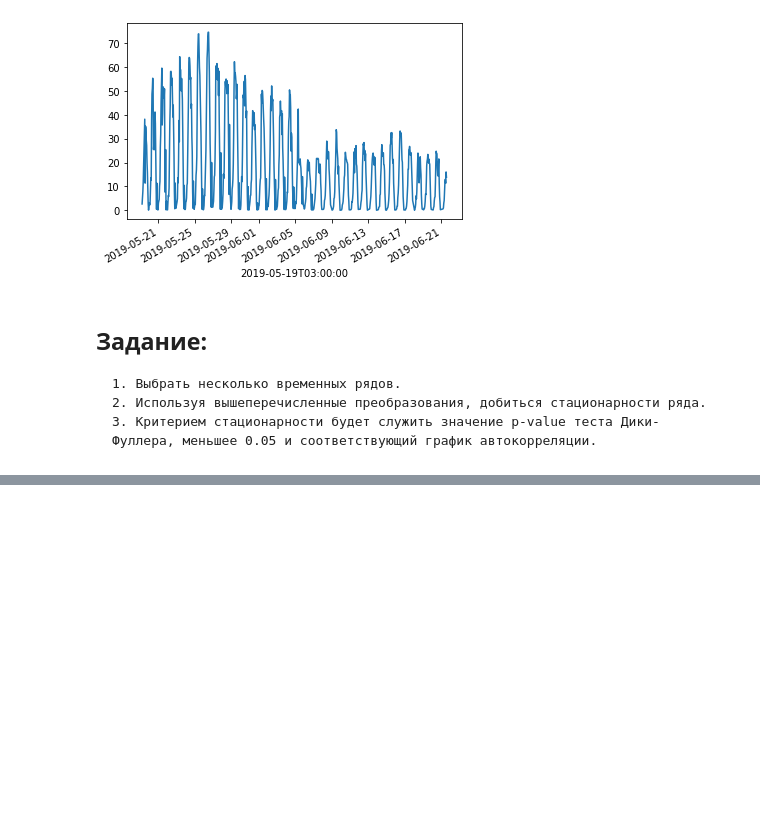
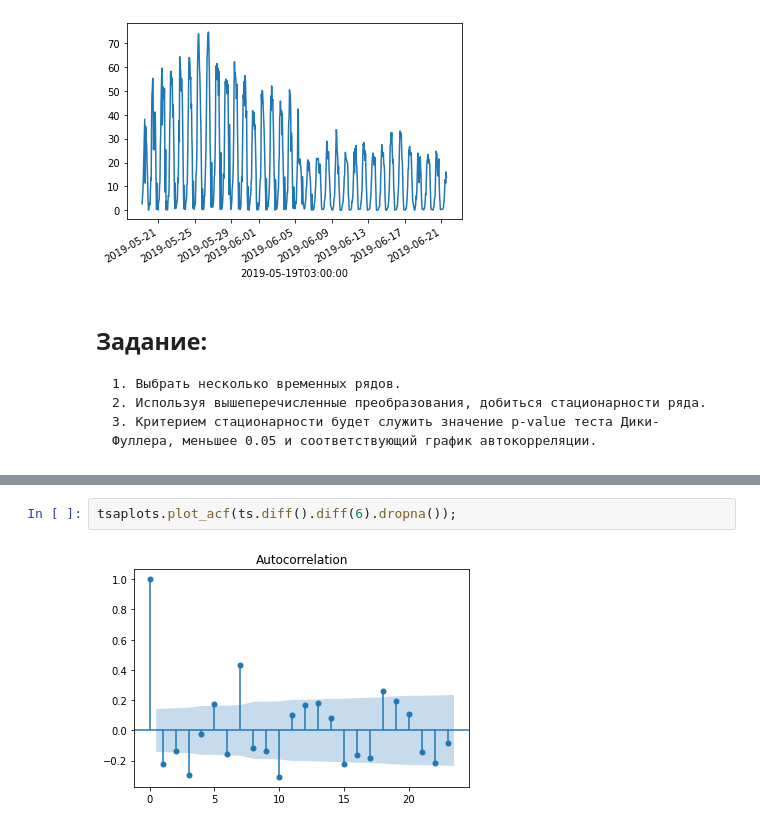
Before and after one commit to Zork777/ts_summer, a Jupyter notebook: week_1/transformations.ipynb, the cells around one changed output, grey strips where cells are left out. Saved outputs shown, nothing was run; the diff lists cells and outputs as text; blank space fills up the shorter version.

```diff
--- a/week_1/transformations.ipynb
+++ b/week_1/transformations.ipynb
@@ -148,0 +175,4 @@ back_transformed.plot()
+# %%
+tsaplots.plot_acf(ts.diff().diff(6).dropna());
+# %% [output]
+[figure, added]
```
Also changed, not shown: parts of 11 cells of this notebook, 2 other files.
